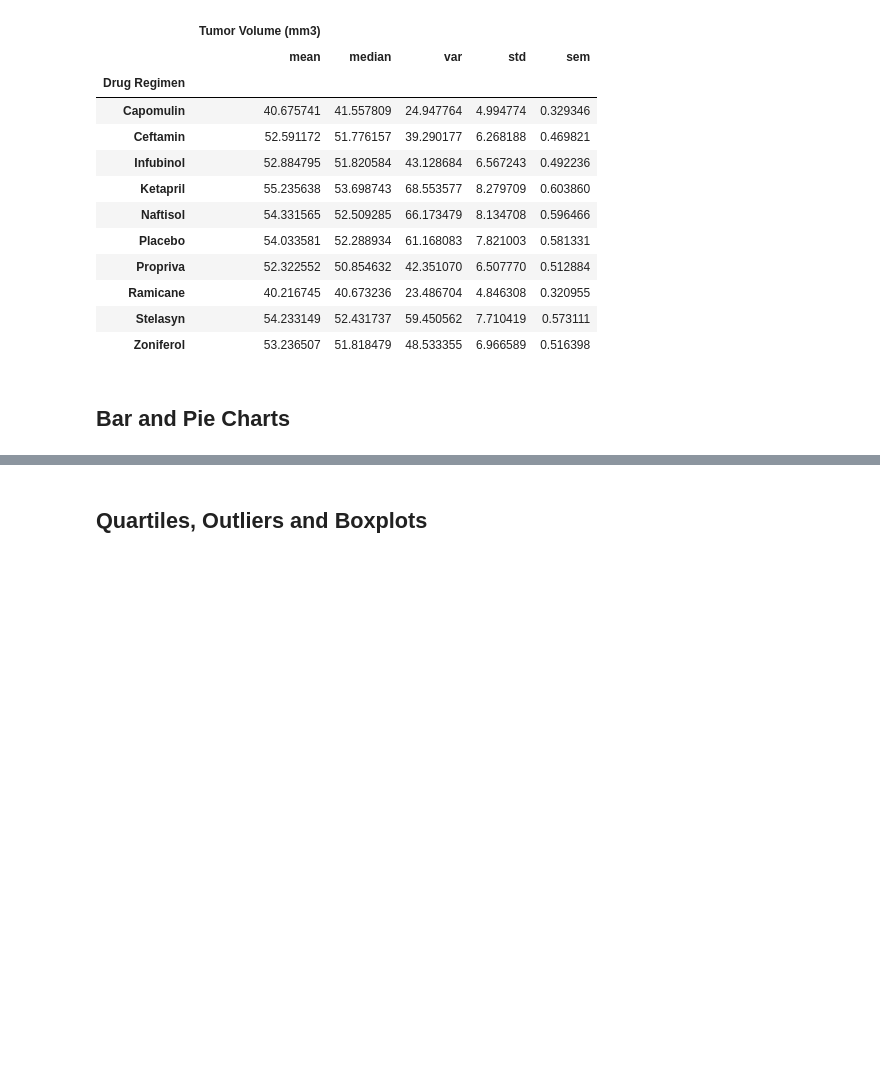
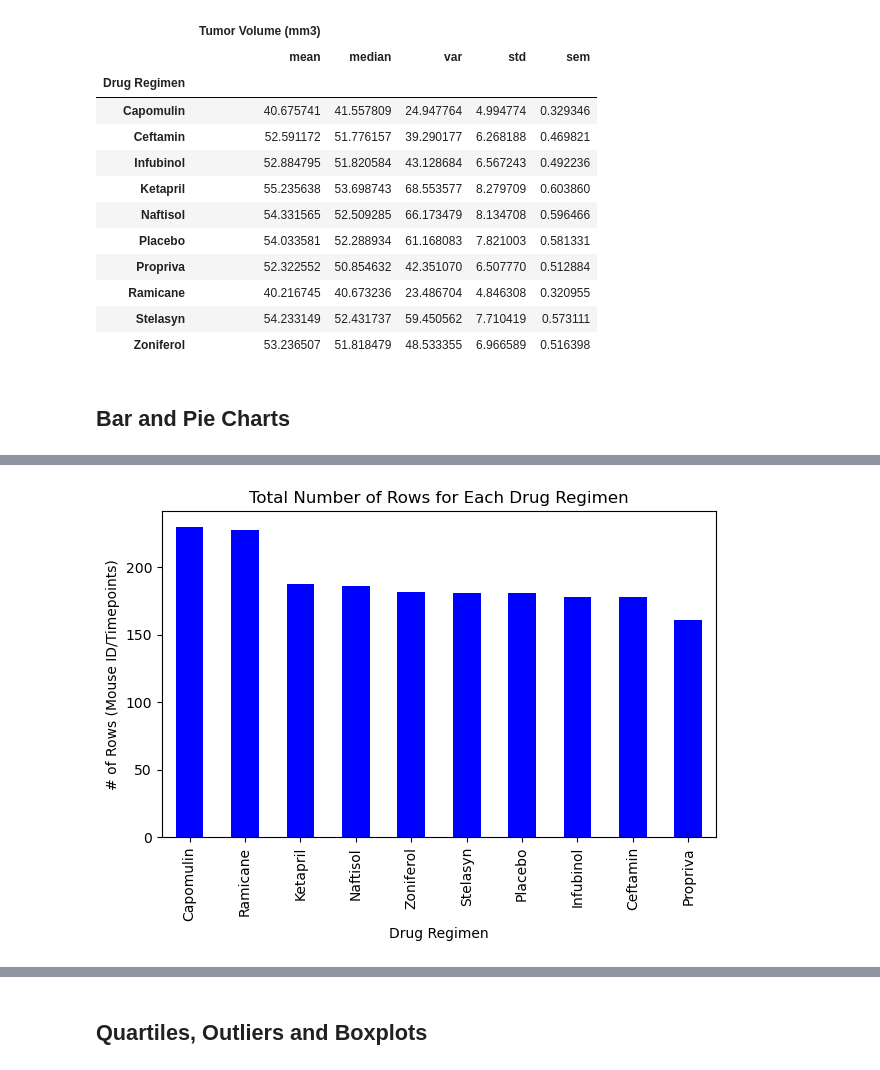
Before and after one commit to Kathyvng/Matplotlib_Challenge, a Jupyter notebook: pymaceuticals_starter.ipynb, the cells around one changed output, grey strips where cells are left out. Drawn from its saved outputs; the diff is of its cells as text; code cells hidden in the pictures; blank space fills up the shorter version.

```diff
--- a/pymaceuticals_starter.ipynb
+++ b/pymaceuticals_starter.ipynb
@@ -185,0 +178,18 @@ summary_stats.head(10)
+# %%
+# Generate a bar plot showing the total number of rows (Mouse ID/Timepoints) for each drug regimen using Pandas.
+regimen_counts = combined_data['Drug Regimen'].value_counts()
+
+# Plot the bar chart
+regimen_counts.plot(kind='bar', color='blue')
+
+# Add titles and labels
+plt.title('Total Number of Rows for Each Drug Regimen')
+plt.xlabel('Drug Regimen')
+plt.ylabel('# of Rows (Mouse ID/Timepoints)')
+
+# Show the plot
+plt.xticks(rotation=90)
+plt.tight_layout()
+plt.show()
+# %% [output]
+[figure, added]
```
Also changed, not shown: parts of 5 cells of this notebook.
